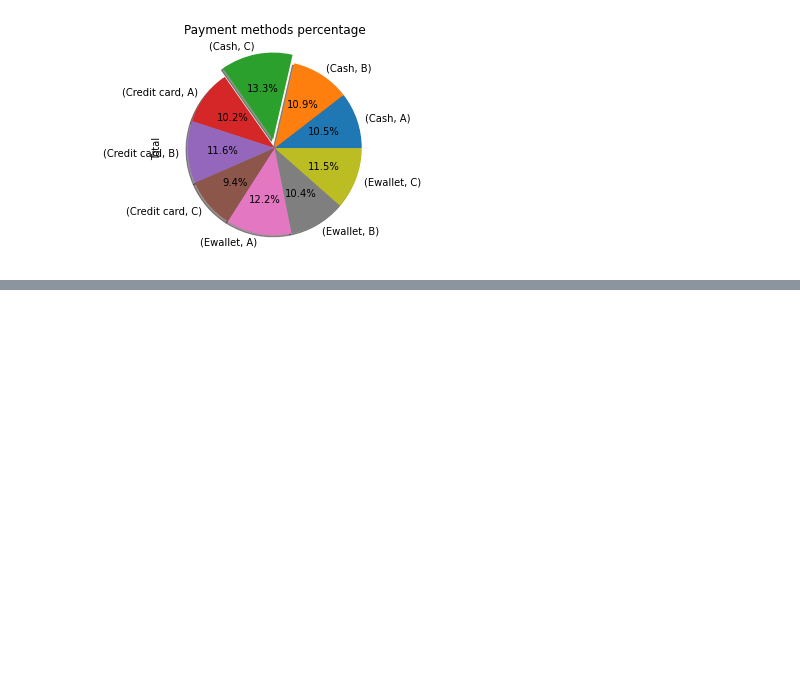
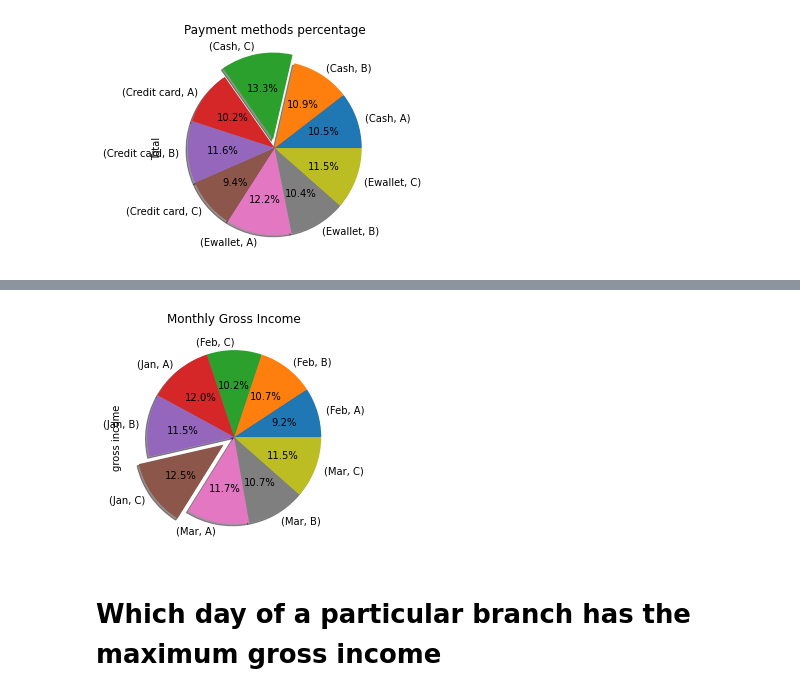
Before and after one commit to litu702/Supermarket_sales_Data, a Jupyter notebook: Supermarket_sales_Data.ipynb, the cells around one changed output, grey strips where cells are left out. Drawn from its saved outputs; the diff is of its cells as text; code cells hidden in the pictures; blank space fills up the shorter version.

```diff
--- a/Supermarket_sales_Data.ipynb
+++ b/Supermarket_sales_Data.ipynb
@@ -320,0 +344,2 @@ plot = payment_grp.plot.pie(y='Total', title="Payment methods percentage", legen
+# %%
+df["Date"]=pd.to_datetime(df["Date"])
@@ -320,0 +356,4 @@ plot = payment_grp.plot.pie(y='Total', title="Payment methods percentage", legen
+# %%
+df['Month']=df['Date'].dt.month
+import calendar
+df['Month'] = df['Month'].apply(lambda x: calendar.month_abbr[x])
@@ -320,0 +379,3 @@ plot = payment_grp.plot.pie(y='Total', title="Payment methods percentage", legen
+# %%
+Groupby_Month=df.groupby(['Month','Branch']).sum()
+Groupby_Month
@@ -320,0 +394,8 @@ plot = payment_grp.plot.pie(y='Total', title="Payment methods percentage", legen
+# %%
+plot = Groupby_Month.plot.pie(y='gross income', title="Monthly Gross Income", legend=False, \
+                   autopct='%1.1f%%', explode=(0, 0, 0,0, 0, 0.15,0, 0, 0), \
+                   shadow=True, startangle=0)
+# %% [output]
+[figure, added]
+# %% [markdown]
+# Which day of a particular branch has the maximum gross income
```
Also changed, not shown: parts of 18 cells of this notebook.
